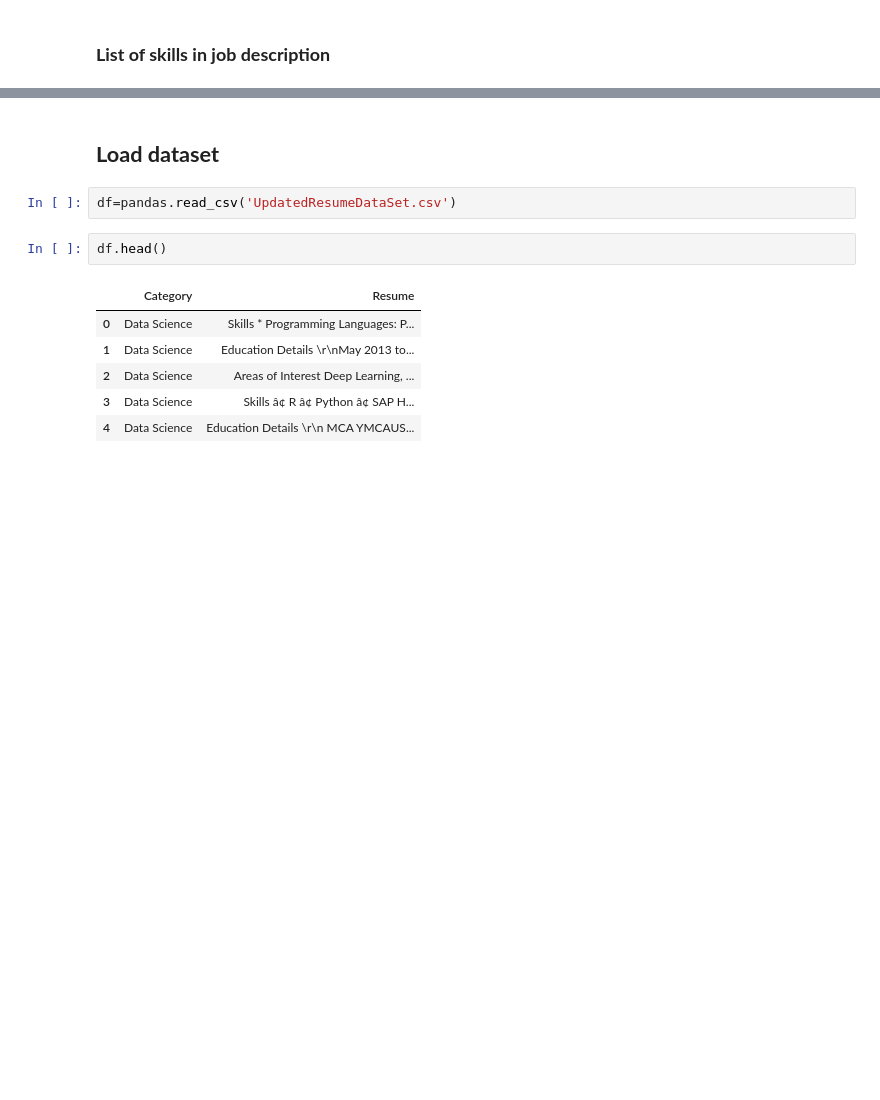
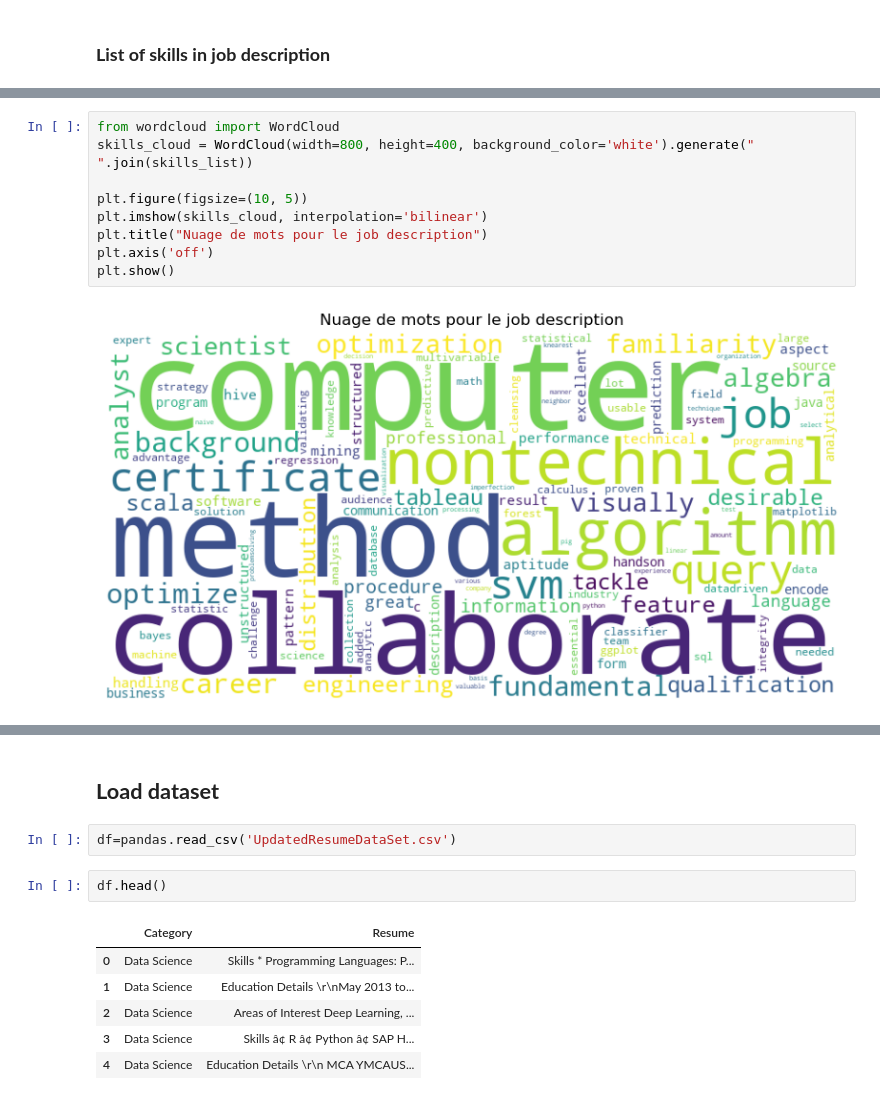
Before and after one commit to Nouhailadr/NLP-Resume-Parser, a Jupyter notebook: NLP_RESUME.ipynb, the cells around one changed output, grey strips where cells are left out. Saved outputs shown, nothing was run; the diff lists cells and outputs as text; blank space fills up the shorter version.

```diff
--- a/NLP_RESUME.ipynb
+++ b/NLP_RESUME.ipynb
@@ -73,0 +77,11 @@ print(skills_list)
+# %%
+from wordcloud import WordCloud
+skills_cloud = WordCloud(width=800, height=400, background_color='white').generate(" ".join(skills_list))
+
+plt.figure(figsize=(10, 5))
+plt.imshow(skills_cloud, interpolation='bilinear')
+plt.title("Nuage de mots pour le job description")
+plt.axis('off')
+plt.show()
+# %% [output]
+[figure, added]
```
Also changed, not shown: parts of 32 cells of this notebook.
